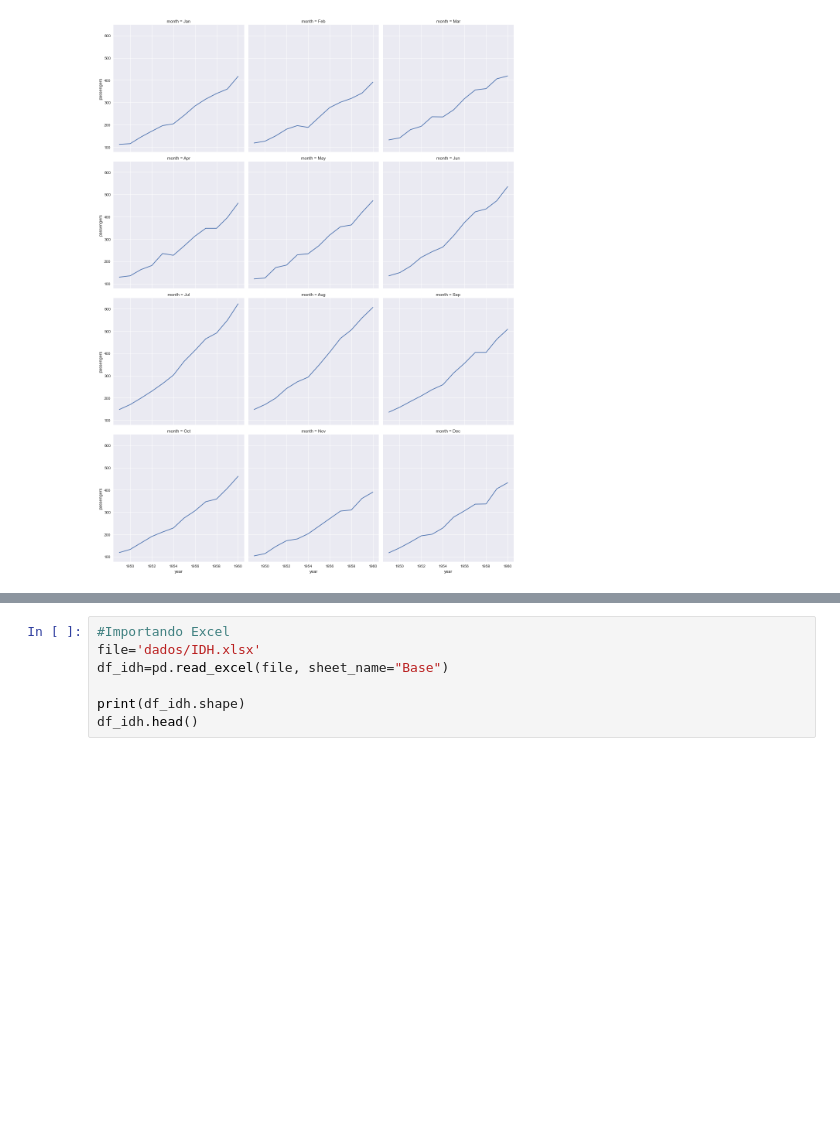
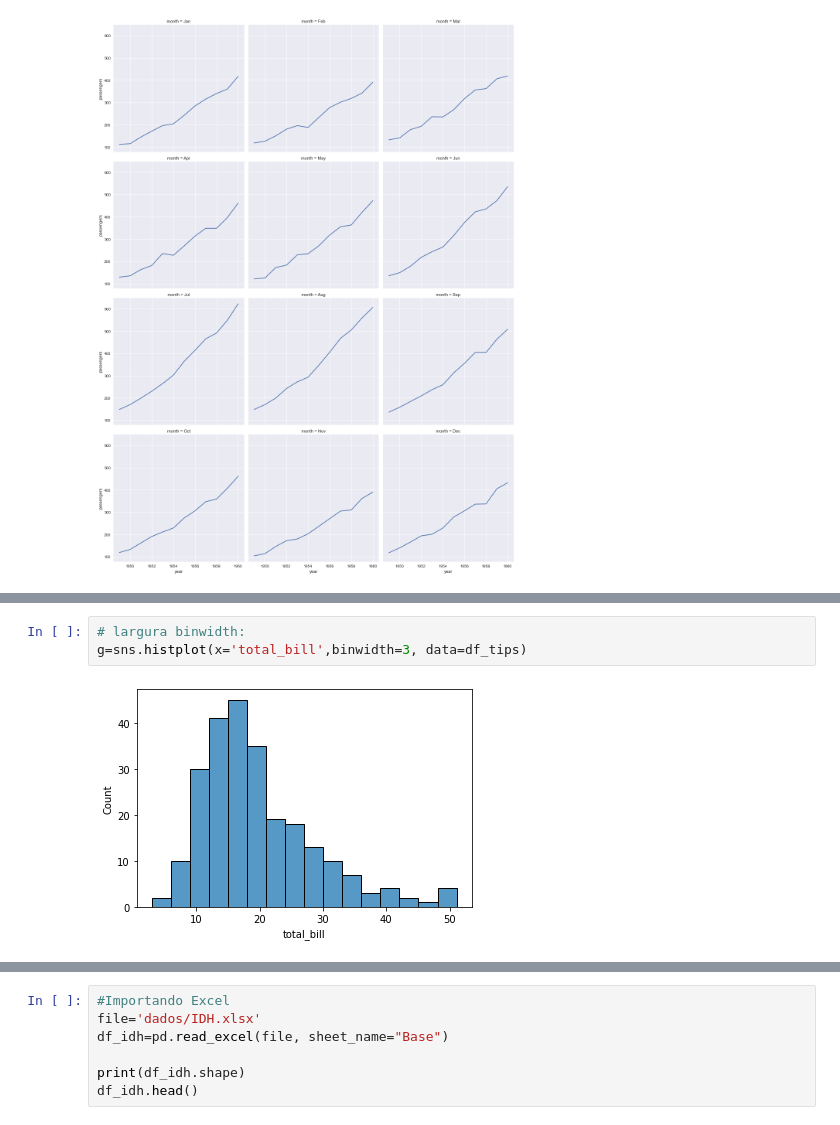
Before and after one commit to WladRamos/Estatistica_python, a Jupyter notebook: EstatisticaDescritiva.ipynb, the cells around one changed output, grey strips where cells are left out. Saved outputs shown, nothing was run; the diff lists cells and outputs as text; blank space fills up the shorter version.

```diff
--- a/EstatisticaDescritiva.ipynb
+++ b/EstatisticaDescritiva.ipynb
@@ -434,0 +518,5 @@ sns.relplot(x='year',y='passengers', kind='line', col='month', col_wrap=3 ,data=
+# %%
+# largura binwidth:
+g=sns.histplot(x='total_bill',binwidth=3, data=df_tips)
+# %% [output]
+[figure, added]
```
Also changed, not shown: parts of 24 cells of this notebook, 2 other files.
